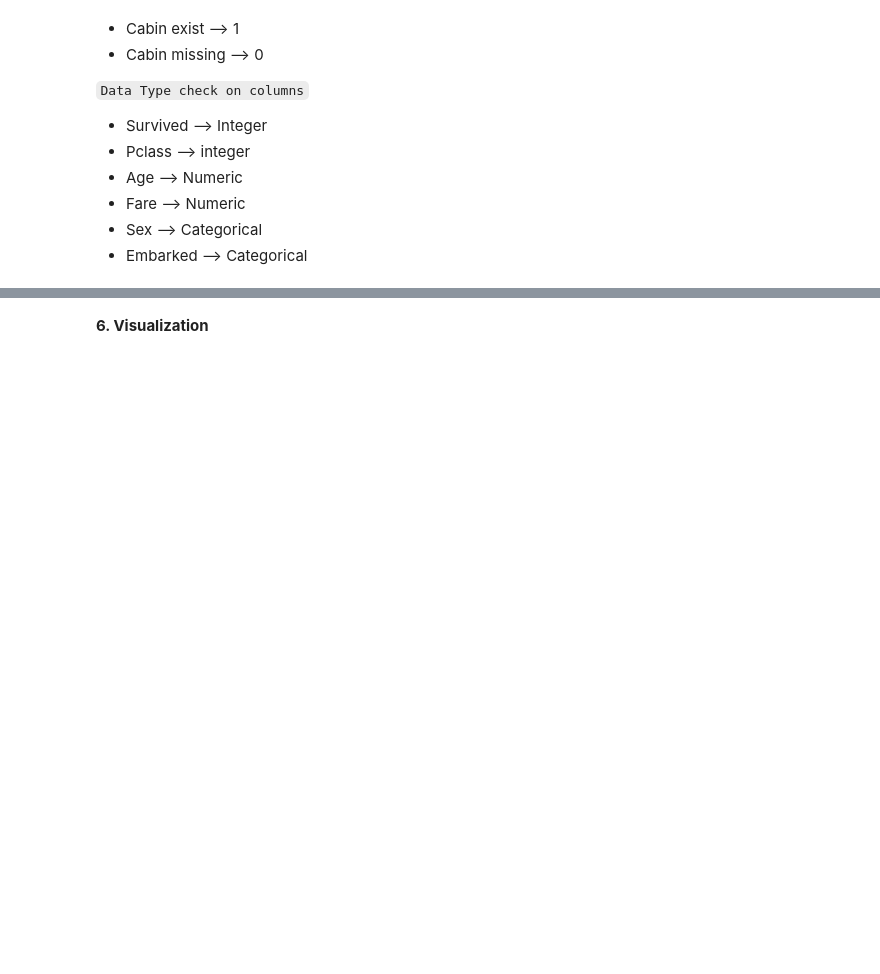
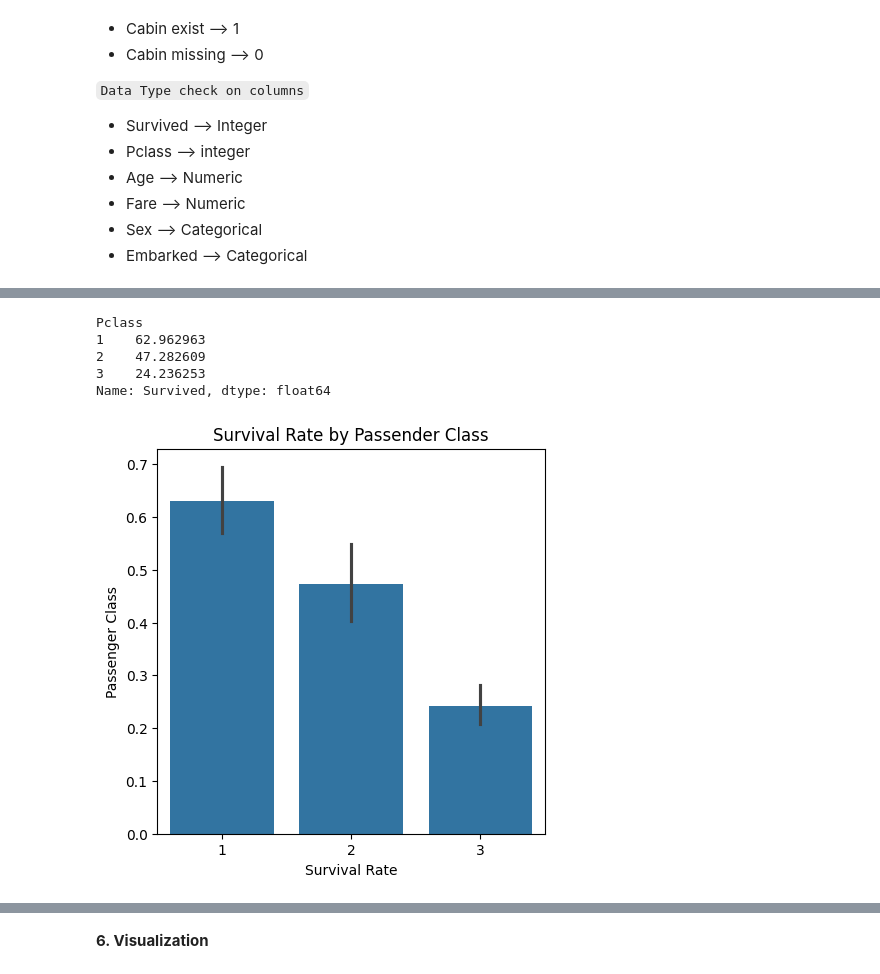
Before and after one commit to rakshith7733/Data-Science-AIML-Portfolio, a Jupyter notebook: Projects/Case Study/03 - Titanic Analysis/Titanic Data Analysis.ipynb, the cells around one changed output, grey strips where cells are left out. Cells and saved outputs as stored; diff of their text form; code cells hidden in the pictures; blank space fills up the shorter version.

```diff
--- a/Projects/Case Study/03 - Titanic Analysis/Titanic Data Analysis.ipynb
+++ b/Projects/Case Study/03 - Titanic Analysis/Titanic Data Analysis.ipynb
@@ -339,6 +394,17 @@ sex x survival
 # %%
-#Q2.  Does Passenger class matter?
-
-pclass x survival
-
-pclass x sex x survived
+df.groupby('Pclass')['Survived'].mean() * 100
+# %% [output]
+Pclass
+1    62.962963
+2    47.282609
+3    24.236253
+Name: Survived, dtype: float64
+# %%
+plt.figure(figsize=(5,5))
+sns.barplot(data=df, x='Pclass',y='Survived')
+plt.title("Survival Rate by Passender Class")
+plt.xlabel("Survival Rate")
+plt.ylabel("Passenger Class")
+plt.show()
+# %% [output]
+[figure, added]
```
Also changed, not shown: parts of 53 cells of this notebook, 3 other files.
